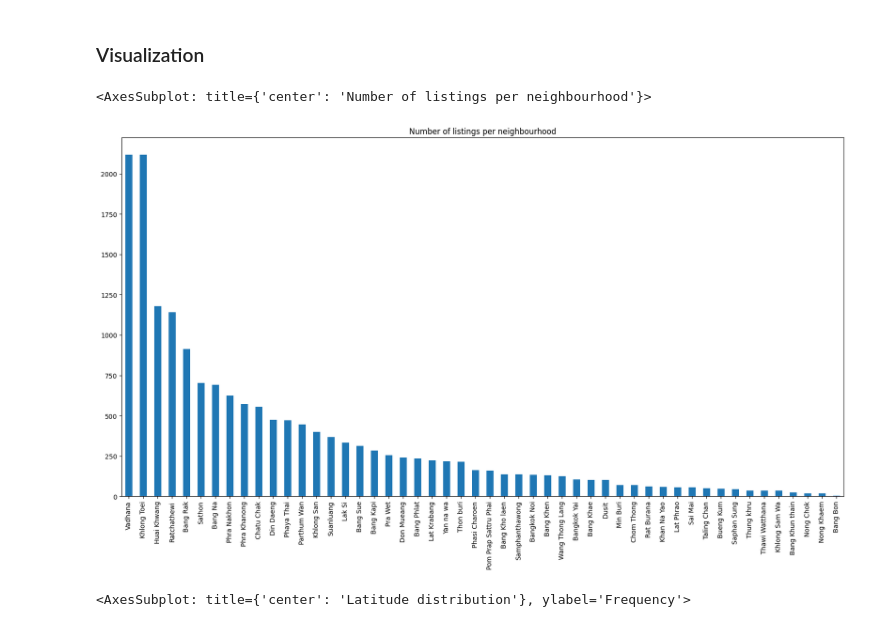
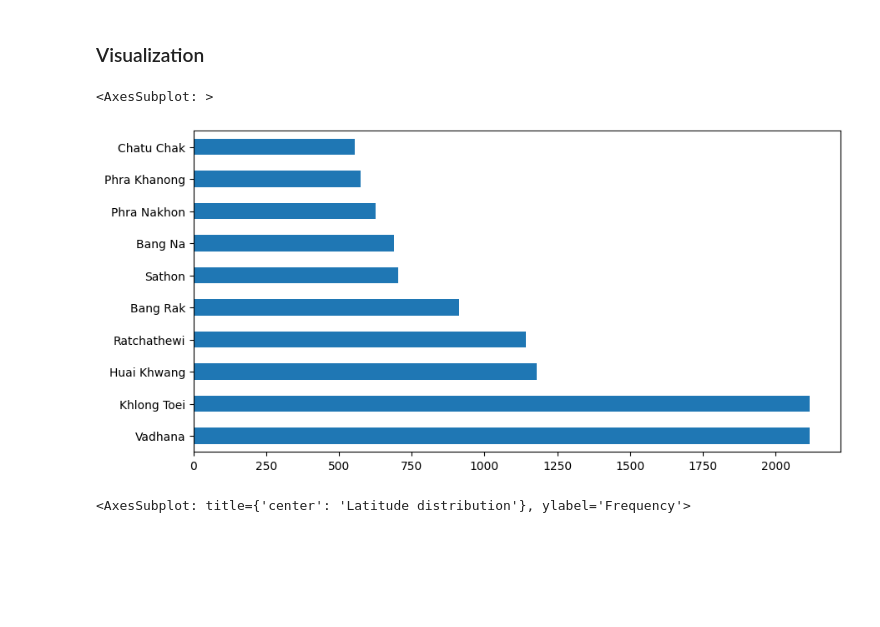
Before and after one commit to YoungYan-0/DSA5104_Project, a Jupyter notebook: Jupyter Notebooks/sql_table_and_visualization.ipynb, the cells around one changed output. Cells and saved outputs as stored; diff of their text form; code cells hidden in the pictures; blank space fills up the shorter version.

Commit message:
Update visualization

```diff
--- a/Jupyter Notebooks/sql_table_and_visualization.ipynb
+++ b/Jupyter Notebooks/sql_table_and_visualization.ipynb
@@ -124,11 +124,12 @@ listing_picture.to_csv('../../airbnb/sql/listing_picture.csv', index=False, sep=
 # %%
 import matplotlib.pyplot as plt
 import seaborn as sns
 
-listing["neighbourhood"].value_counts().plot(kind='bar', figsize=(20,10), title='Number of listings per neighbourhood')
+sns.set(font_scale = 2)
+listing["neighbourhood"].value_counts().head(10).plot(kind='barh', figsize=(10, 5))
 # %% [output]
-<AxesSubplot: title={'center': 'Number of listings per neighbourhood'}>
+<AxesSubplot: >
-[figure, old version]
+[figure, new version]
 # %%
 listing["latitude"].plot(kind='hist', figsize=(20,10), title='Latitude distribution')
 # %% [output]
```
Also changed, not shown: parts of 1 cell of this notebook.
